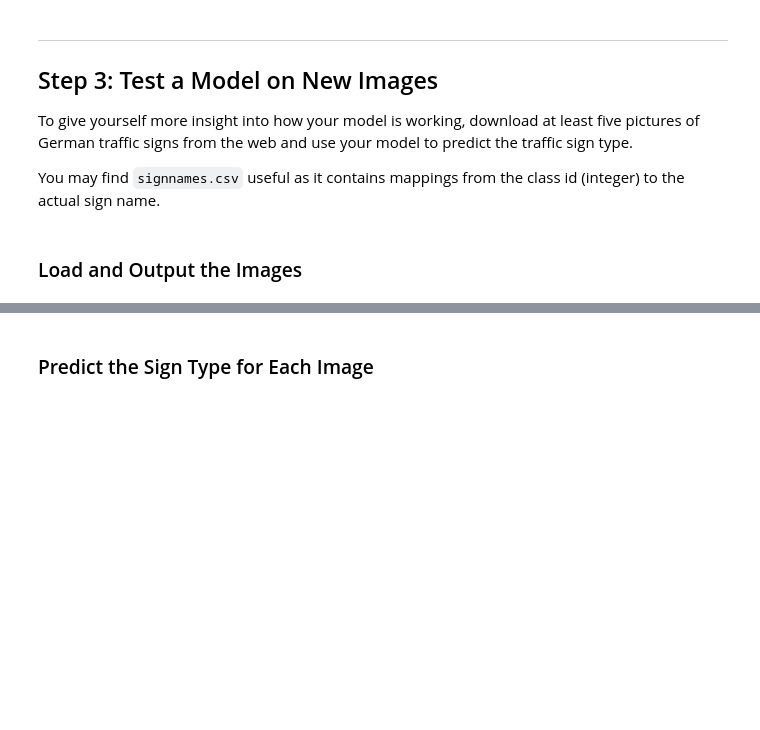
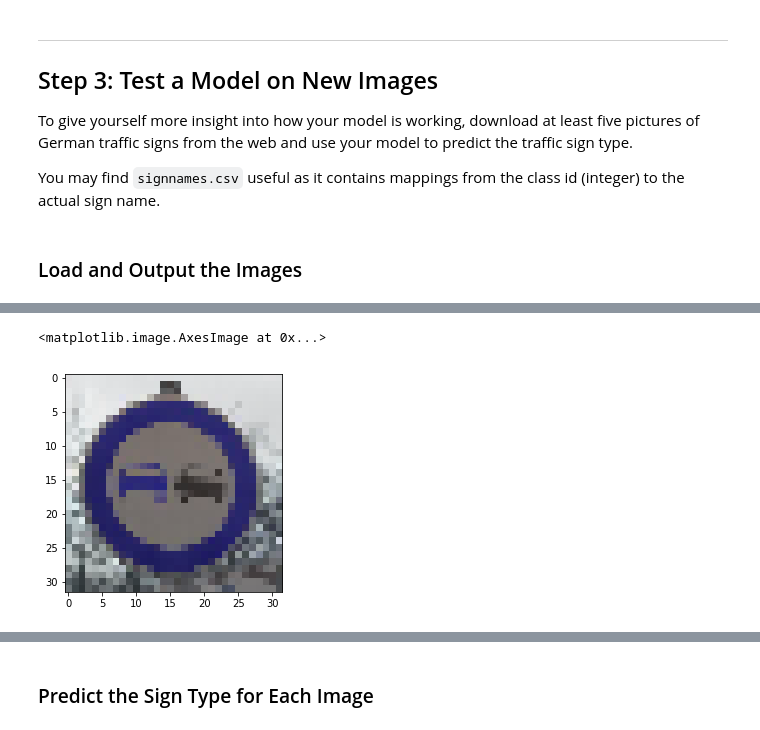
Before and after one commit to angelovila/CarND-P2-traffic-sign-classifier, a Jupyter notebook: Traffic_Sign_Classifier.ipynb, the cells around one changed output, grey strips where cells are left out. Cells and saved outputs as stored; diff of their text form; code cells hidden in the pictures; blank space fills up the shorter version.

```diff
--- a/Traffic_Sign_Classifier.ipynb
+++ b/Traffic_Sign_Classifier.ipynb
@@ -318,0 +380,5 @@ You may find `signnames.csv` useful as it contains mappings from the class id (i
+# %%
+plt.imshow(img_c_crop)
+# %% [output]
+<matplotlib.image.AxesImage at 0x...>
+[figure, added]
```
Also changed, not shown: parts of 17 cells of this notebook.
